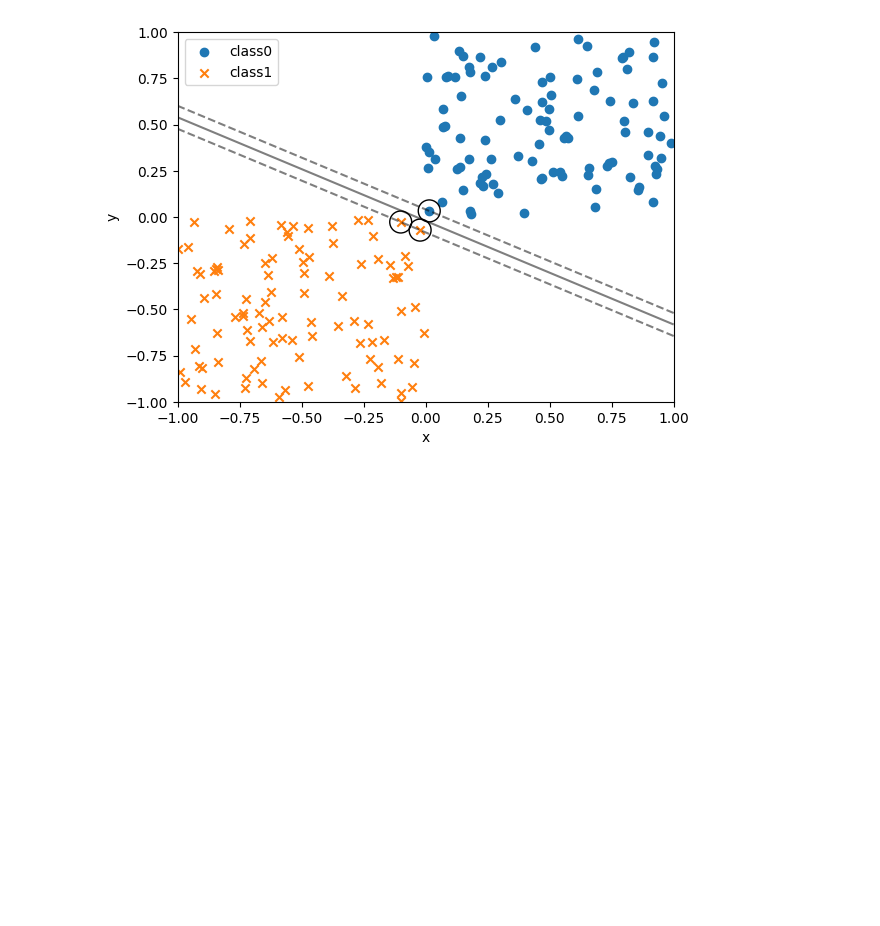
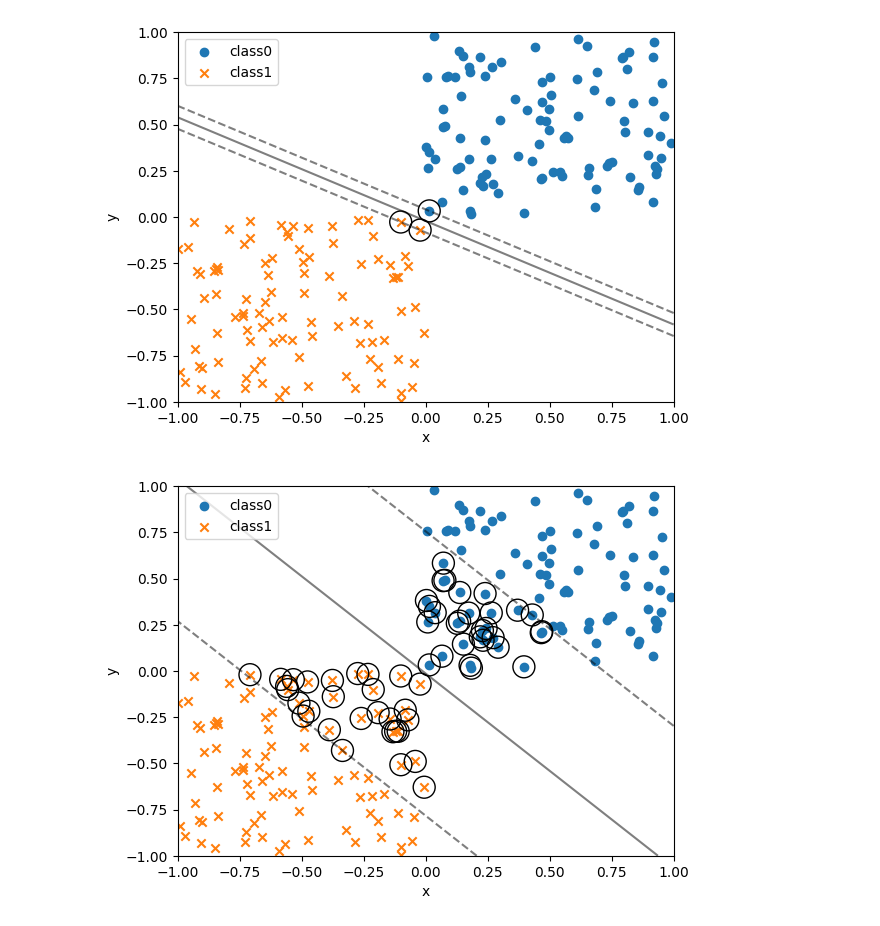
Before and after one commit to Apoaporon/python_study, a Jupyter notebook: python_study_scikit_learn.ipynb, the cells around one changed output. Cells and saved outputs as stored; diff of their text form; code cells hidden in the pictures; blank space fills up the shorter version.

```diff
--- a/python_study_scikit_learn.ipynb
+++ b/python_study_scikit_learn.ipynb
@@ -302,3 +302,7 @@ def plot_boundary_margin_sv(X0, y0, X1, y1, kernel, C, xmin=-1, xmax=1, ymin=-1,
 plot_boundary_margin_sv(X0, y0, X1, y1, kernel='linear', C=1e6)
 # %% [output]
 [figure]
+# %%
+plot_boundary_margin_sv(X0, y0, X1, y1, kernel="linear", C=0.1)
+# %% [output]
+[figure, added]
```
Also changed, not shown: parts of 16 cells of this notebook, 1 other file.
